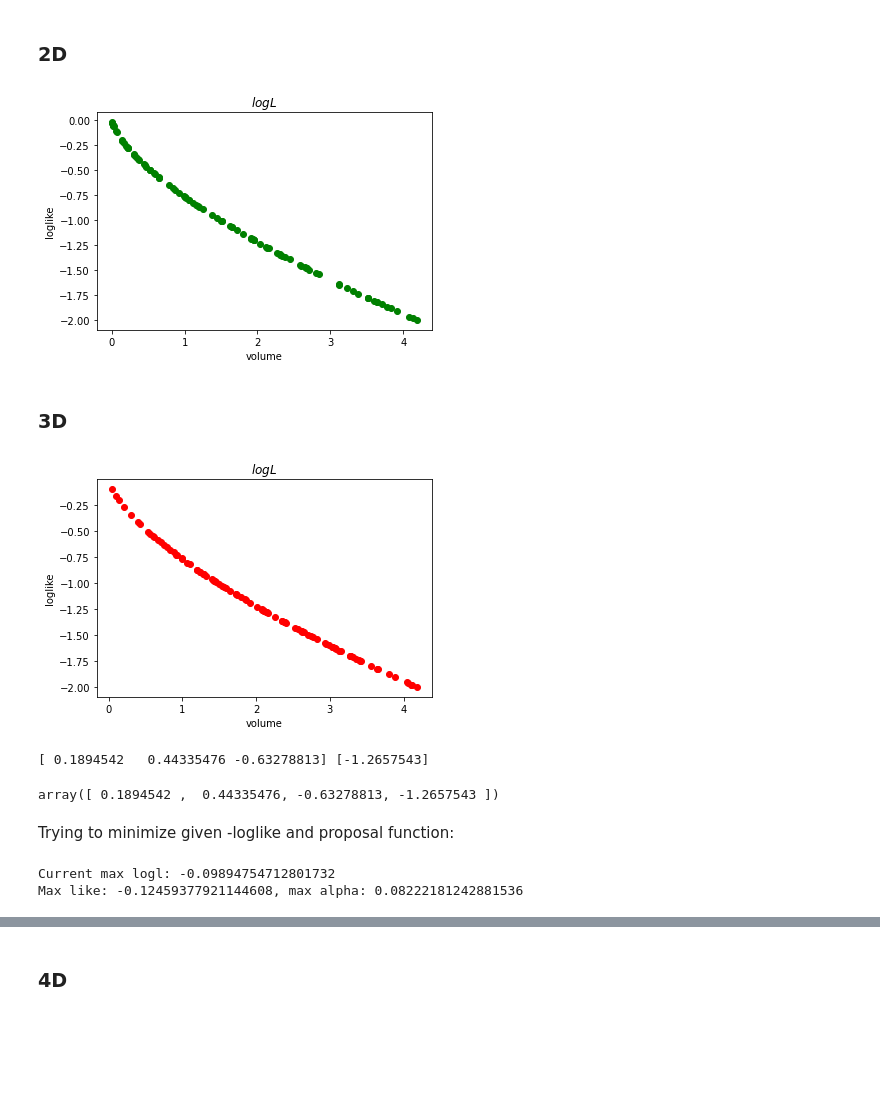
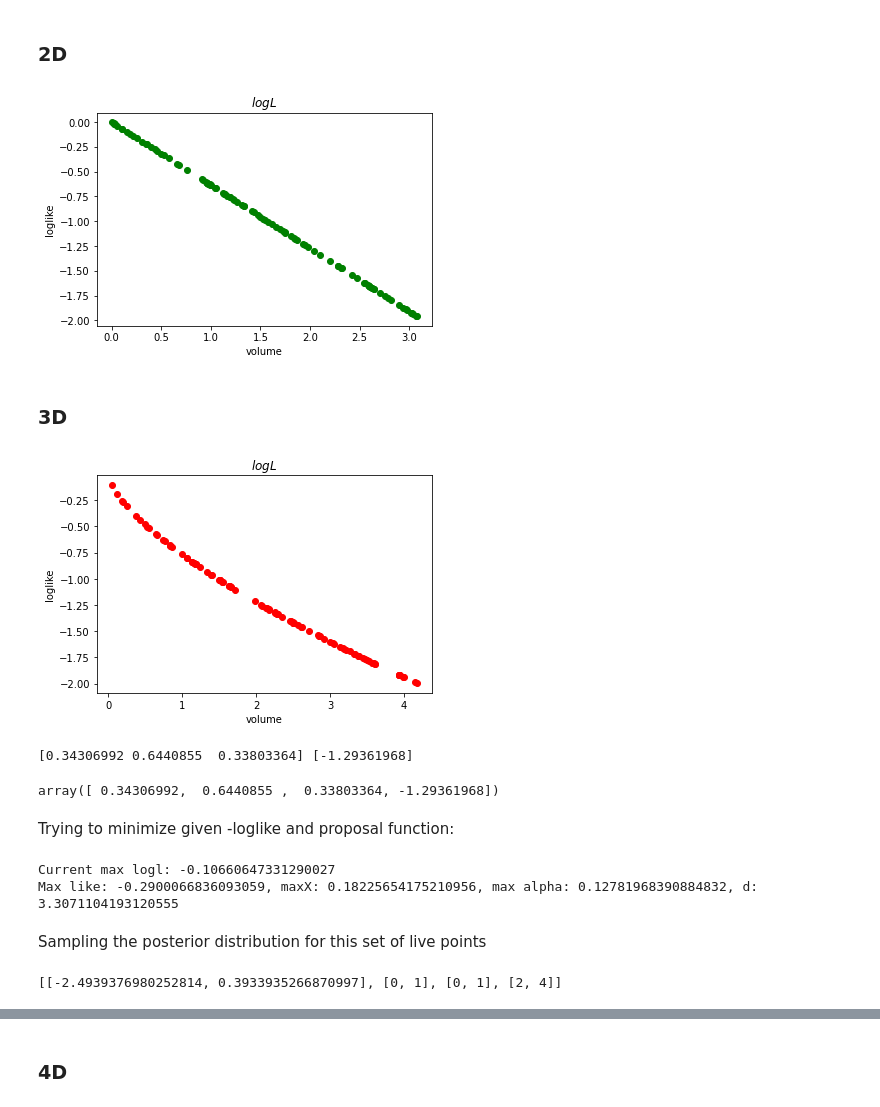
Before and after one commit to igomezv/nestedSampling, a Jupyter notebook: N-sphere.ipynb, the cells around one changed output, grey strips where cells are left out. Cells and saved outputs as stored; diff of their text form; code cells hidden in the pictures; blank space fills up the shorter version.

Commit message:
sampling likes

```diff
--- a/N-sphere.ipynb
+++ b/N-sphere.ipynb
@@ -99,23 +108,30 @@ Following plots must have the form : $log L = log L_{max} - \alpha_d X^{2/d}$
 # %%
 npoints = 100
 points2d = samplingNSphere(npoints, 2)
 likes2d = np.zeros((npoints, 1))
 
 for i, p in enumerate(points2d):
     likes2d[i] = sphereLoglike(p)
 
 volumes2d = np.zeros((npoints, 1))
 
 for i, p in enumerate(points2d):
-    volumes2d[i] = sphereVolume(p)
+    r = np.sqrt(np.sum(p**2))
+    volumes2d[i] = volNsphere(r, 2)
+    #
+#     volumes2d[i] = volNsphere(, 2)
 
-plt.scatter(volumes2d, likes2d, c='g')
+fig = plt.figure()
+ax = fig.add_subplot(111)
+ax.scatter(volumes2d, likes2d, c='g')
+ax.set_aspect('equal', 'box')
+
 plt.xlabel("volume")
 plt.ylabel("loglike")
 plt.title("$log L $")
 plt.show()
 # %% [output]
-[figure, old version]
+[figure, new version]
 # %% [markdown]
 ### 3D
 # %%
@@ -126,10 +142,13 @@ likes3d = np.zeros((npoints, 1))
 for i, p in enumerate(points3d):
     likes3d[i] = sphereLoglike(p)
 
+
 volumes3d = np.zeros((npoints, 1))
 
 for i, p in enumerate(points3d):
-    volumes3d[i] = sphereVolume(p)
+#     volumes3d[i] = sphereVolume(p)
+    r = np.sqrt(np.sum(p**2))
+    volumes3d[i] = volNsphere(r, 3)
 
 plt.scatter(volumes3d, likes3d, c='r')
 plt.xlabel("volume")
@@ -137,7 +156,7 @@ plt.ylabel("loglike")
 plt.title("$log L $")
 plt.show()
 # %% [output]
-[figure, old version]
+[figure, new version]
 # %%
 # saving samples
 samples = np.concatenate([points3d, likes3d], axis=1)
@@ -145,16 +164,29 @@ idx = 10
 print(points3d[idx], likes3d[idx])
 samples[idx]
 # %% [output]
-[ 0.1894542   0.44335476 -0.63278813] [-1.2657543]
+[0.34306992 0.6440855  0.33803364] [-1.29361968]
-array([ 0.1894542 ,  0.44335476, -0.63278813, -1.2657543 ])
+array([ 0.34306992,  0.6440855 ,  0.33803364, -1.29361968])
 # %% [markdown]
 Trying to minimize given -loglike and proposal function:
 # %%
 X_max3d = np.max(volumes3d)
 tmp_max_logl3d = np.max(likes3d)
 print("Current max logl: {}".format(tmp_max_logl3d))
-op = minimize(logLike,  [tmp_max_logl3d, 0.01], samples)
-print("Max like: {}, max alpha: {}".format(op.x[0], op.x[1]))
+# op = minimize(logLike,  [tmp_max_logl3d, 0.01, 0.5, 1], samples)
+op = minimize(logLike,  [tmp_max_logl3d, 0.01, 0.5, 3], samples)
+print("Max like: {}, maxX: {}, max alpha: {}, d: {}".format(op.x[0], op.x[1], op.x[2], op.x[3]))
 # %% [output]
-Current max logl: -0.09894754712801732
-Max like: -0.12459377921144608, max alpha: 0.08222181242881536
+Current max logl: -0.10660647331290027
+Max like: -0.2900066836093059, maxX: 0.18225654175210956, max alpha: 0.12781968390884832, d: 3.3071104193120555
+# %% [markdown]
+Sampling the posterior distribution for this set of live points
+# %%
+sigmaLike = 0.5
+logL_bounds = [np.min(likes3d)-sigmaLike, np.max(likes3d)+sigmaLike]
+alpha_bounds = [0, 1]
+d_bounds = [2, 4]
+xMax_bounds = [0, 1]
+bounds = [logL_bounds, xMax_bounds, alpha_bounds, d_bounds]
+bounds
+# %% [output]
+[[-2.4939376980252814, 0.3933935266870997], [0, 1], [0, 1], [2, 4]]
```
Also changed, not shown: parts of 17 cells of this notebook.
